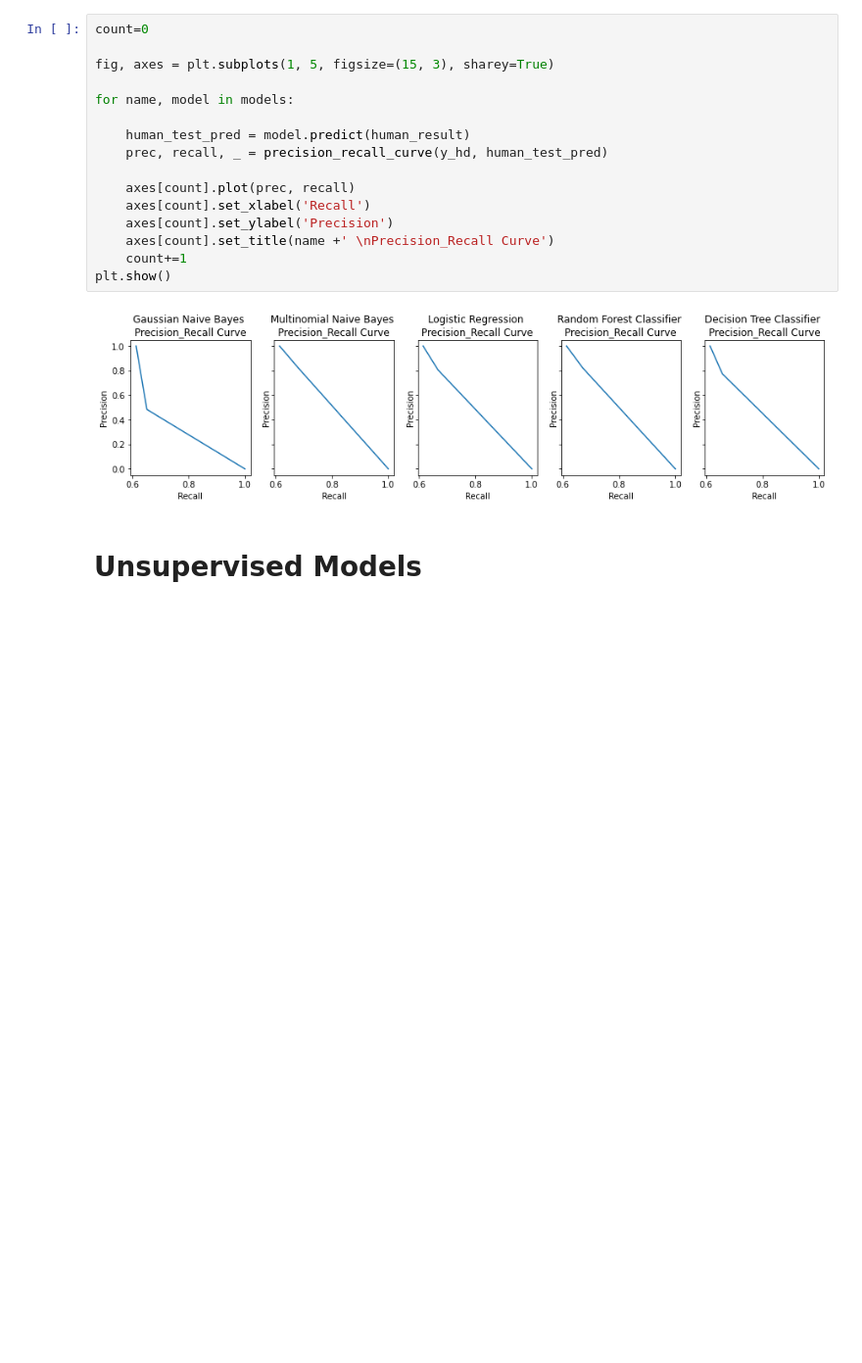
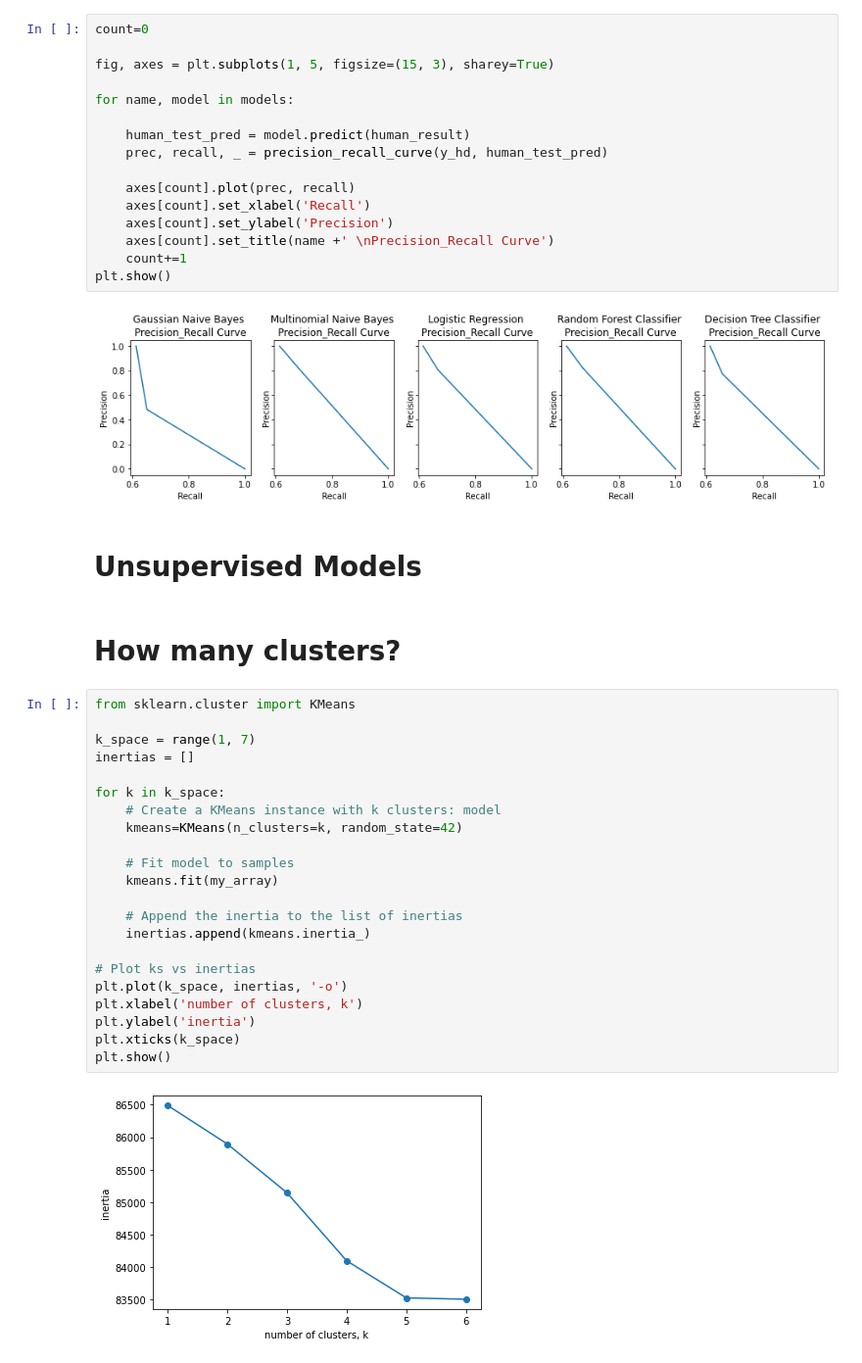
Before and after one commit to PBUKE/AMLPROJECT, a Jupyter notebook: Project_v2.ipynb, the cells around one changed output. Shown at 98% size. Saved outputs shown, nothing was run; the diff lists cells and outputs as text; blank space fills up the shorter version.

```diff
--- a/Project_v2.ipynb
+++ b/Project_v2.ipynb
@@ -346,3 +346,29 @@ plt.show()
 [figure]
 # %% [markdown]
 # Unsupervised Models
+# %% [markdown]
+# How many clusters?
+# %%
+from sklearn.cluster import KMeans
+
+k_space = range(1, 7)
+inertias = []
+
+for k in k_space:
+    # Create a KMeans instance with k clusters: model
+    kmeans=KMeans(n_clusters=k, random_state=42)
+
+    # Fit model to samples
+    kmeans.fit(my_array)
+
+    # Append the inertia to the list of inertias
+    inertias.append(kmeans.inertia_)
+
+# Plot ks vs inertias
+plt.plot(k_space, inertias, '-o')
+plt.xlabel('number of clusters, k')
+plt.ylabel('inertia')
+plt.xticks(k_space)
+plt.show()
+# %% [output]
+[figure, added]
```
Also changed, not shown: parts of 13 cells of this notebook.
